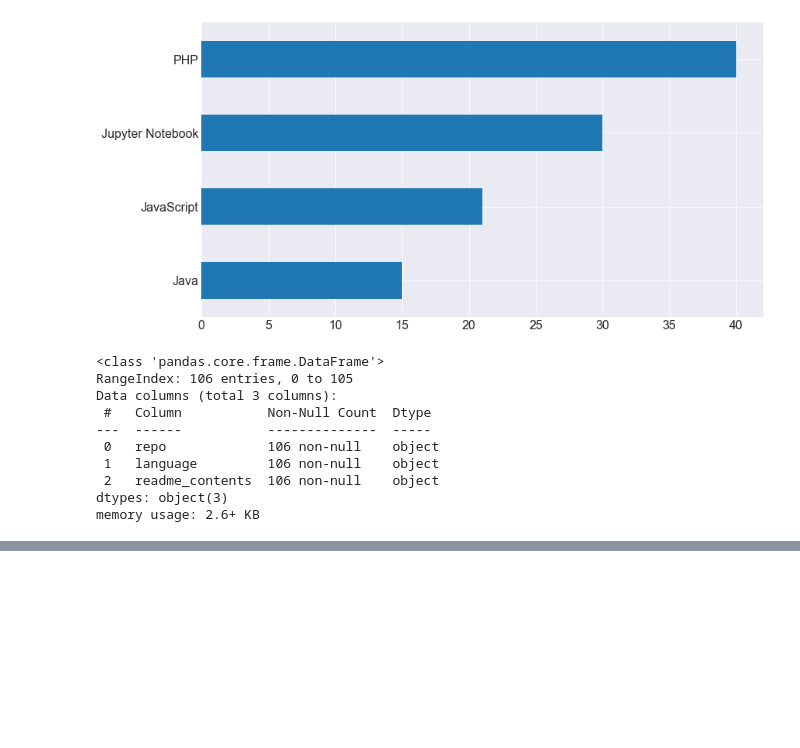
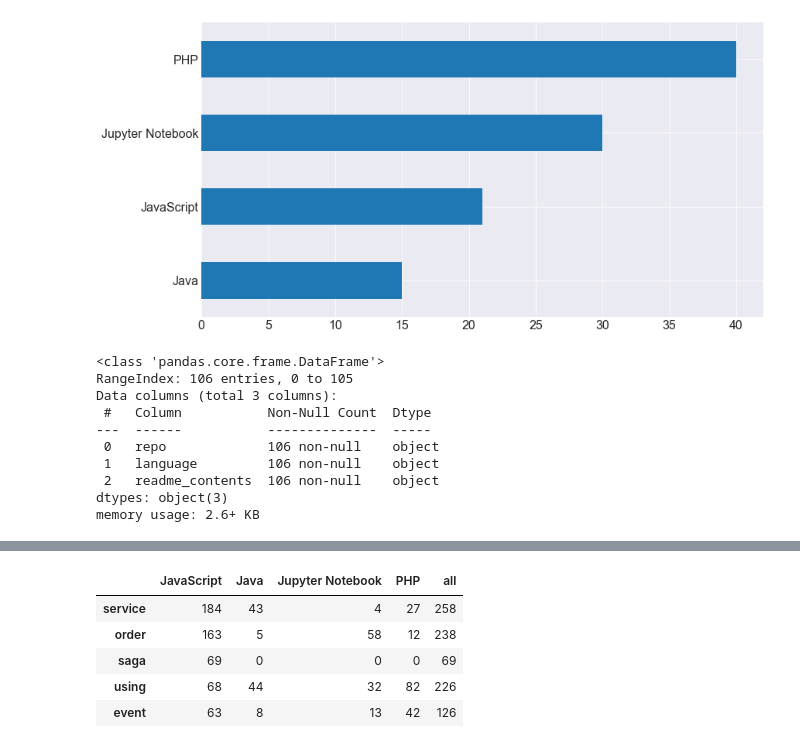
Before and after one commit to heather-desiree-carl-NLP-project/NLP-group-project, a Jupyter notebook: heathers_notebook.ipynb, the cells around one changed output, grey strips where cells are left out. Cells and saved outputs as stored; diff of their text form; code cells hidden in the pictures; blank space fills up the shorter version.

```diff
--- a/heathers_notebook.ipynb
+++ b/heathers_notebook.ipynb
@@ -119,0 +152,11 @@ df.head()
+# %%
+word_counts = pd.concat(word_counts_list, axis=1).fillna(0).astype(int)
+word_counts.columns = column_names
+word_counts.head()
+# %% [output]
+|  | JavaScript | Java | Jupyter Notebook | PHP | all |
+| service | 184 | 43 | 4 | 27 | 258 |
+| order | 163 | 5 | 58 | 12 | 238 |
+| saga | 69 | 0 | 0 | 0 | 69 |
+| using | 68 | 44 | 32 | 82 | 226 |
+| event | 63 | 8 | 13 | 42 | 126 |
```
Also changed, not shown: parts of 12 cells of this notebook.
